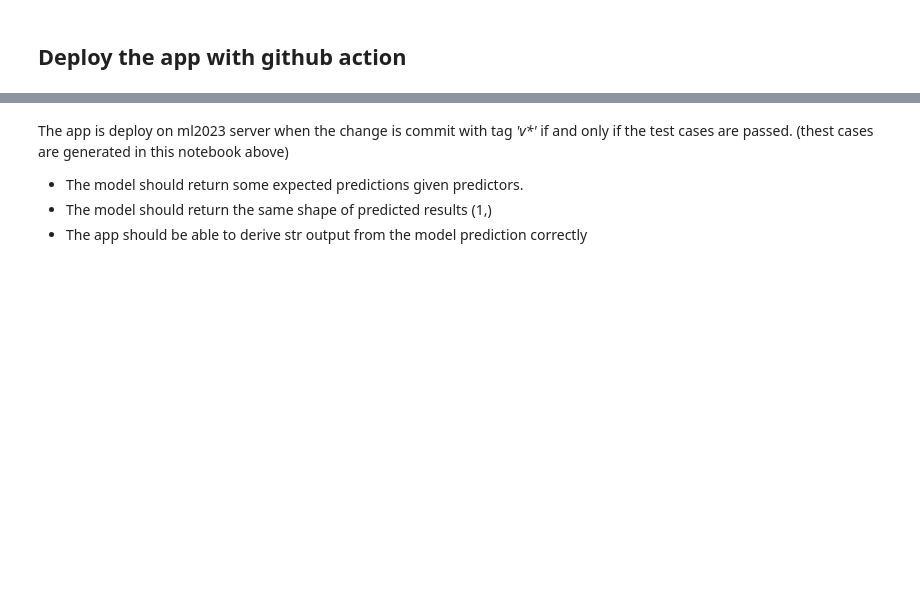
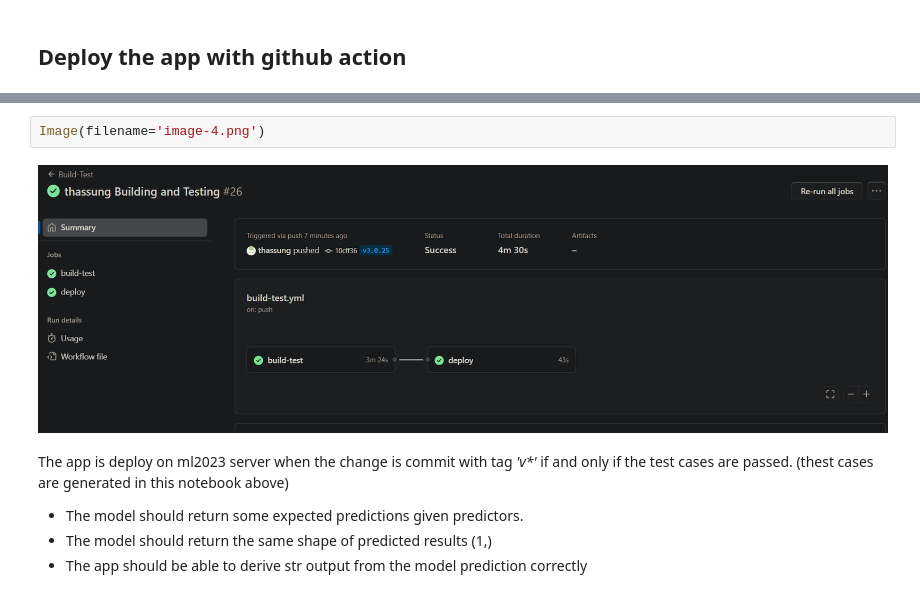
Before and after one commit to thassung/AIT_ml2023_a3, a Jupyter notebook: code/train.ipynb, the cells around one changed output, grey strips where cells are left out. Cells and saved outputs as stored; diff of their text form; blank space fills up the shorter version.

```diff
--- a/code/train.ipynb
+++ b/code/train.ipynb
@@ -1622,3 +1628,7 @@ True
+# %%
+Image(filename='image-4.png')
+# %% [output]
+[figure, added]
 # %% [markdown]
 The app is deploy on ml2023 server when the change is commit with tag *'v\*'* if and only if the test cases are passed. (thest cases are generated in this notebook above)
 - The model should return some expected predictions given predictors.
```
Also changed, not shown: parts of 13 cells of this notebook.
